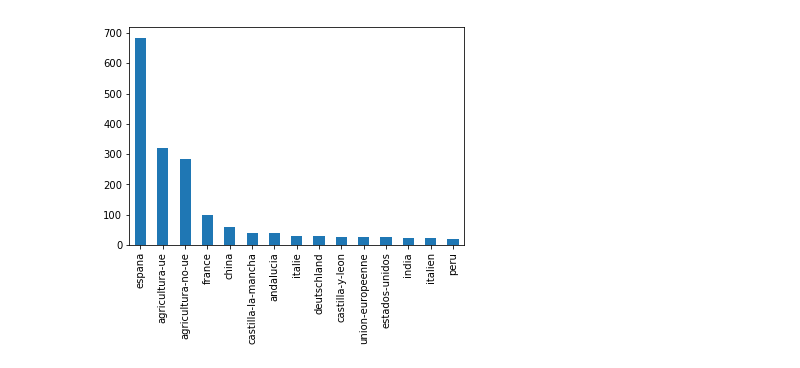
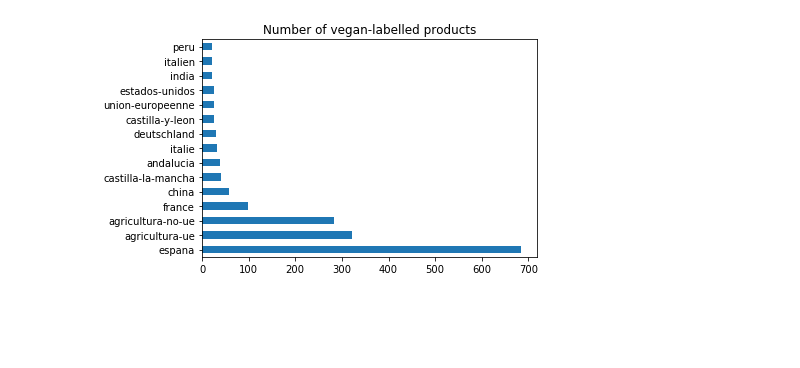
Before and after one commit to lanzrein/ada_project, a Jupyter notebook: VeganIsTheOnlySustainableSolution.ipynb, the cells around one changed output. Saved outputs shown, nothing was run; the diff lists cells and outputs as text; code cells hidden in the pictures; blank space fills up the shorter version.

```diff
--- a/VeganIsTheOnlySustainableSolution.ipynb
+++ b/VeganIsTheOnlySustainableSolution.ipynb
@@ -40,7 +19,8 @@ origin_lists=vegan_set.origins_tags.dropna().str.split(',')
 # %%
 origin_exploded=origin_lists.apply(pd.Series).unstack()
 # %%
-origin_exploded.value_counts().head(15).plot.bar()
+origin_exploded.value_counts().head(15).plot.barh()
+plt.title('Number of vegan-labelled products')
 plt.show()
 # %% [output]
-[figure, old version]
+[figure, new version]
```
Also changed, not shown: parts of 19 cells of this notebook.
